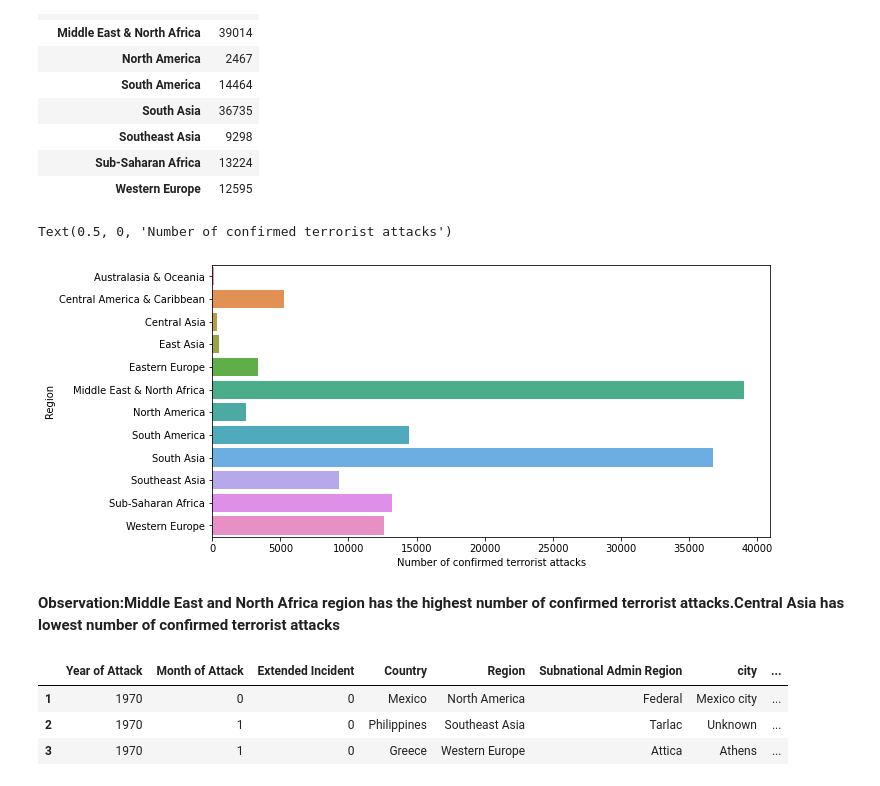
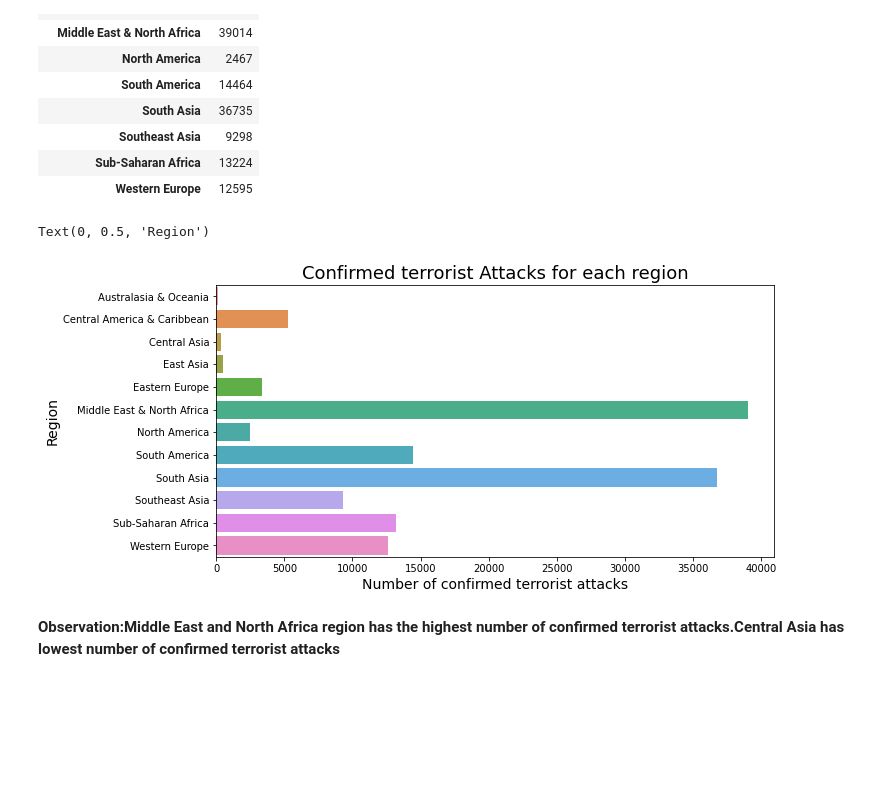
Before and after one commit to SAKSHIDHYANI/Global-Terrorism-Analysis, a Jupyter notebook: Global_Terrorism_Analysis.ipynb, the cells around one changed output. Drawn from its saved outputs; the diff is of its cells as text; code cells hidden in the pictures; blank space fills up the shorter version.

```diff
--- a/Global_Terrorism_Analysis.ipynb
+++ b/Global_Terrorism_Analysis.ipynb
@@ -327,24 +329,19 @@ output_data
 # %%
 #Calling function grouped_data to group  data using region and count sure terrorist attacks
 
 output_data = grouped_data('Region',GTD_data).to_frame()
 
-# Plotting the count of comfirmed terrorist attacks for each region
+# Plotting the count of overall comfirmed terrorist attacks for each region
 l1 =[]
 fig, ax = plt.subplots(figsize=(10, 5))
 for i in range(0,12):
   l1.append(output_data['Region'][i])
 sns.barplot(x=l1,y=output_data.index,ax=ax)
-plt.xlabel("Number of confirmed terrorist attacks")
+plt.xlabel("Number of confirmed terrorist attacks",fontsize = 14)
+plt.title("Confirmed terrorist Attacks for each region",fontsize = 18)
+plt.ylabel("Region",fontsize = 14)
 # %% [output]
-Text(0.5, 0, 'Number of confirmed terrorist attacks')
+Text(0, 0.5, 'Region')
-[figure, old version]
+[figure, new version]
 # %% [markdown]
 **Observation:Middle East and North Africa region has the highest number of confirmed terrorist attacks.Central Asia has lowest number of confirmed terrorist attacks**
-# %%
-GTD_data.head(3)
-# %% [output]
-|  | Year of Attack | Month of Attack | Extended Incident | Country | Region | Subnational Admin Region | city | ... |
-| 1 | 1970 | 0 | 0 | Mexico | North America | Federal | Mexico city | ... |
-| 2 | 1970 | 1 | 0 | Philippines | Southeast Asia | Tarlac | Unknown | ... |
-| 3 | 1970 | 1 | 0 | Greece | Western Europe | Attica | Athens | ... |
```
Also changed, not shown: parts of 57 cells of this notebook.
